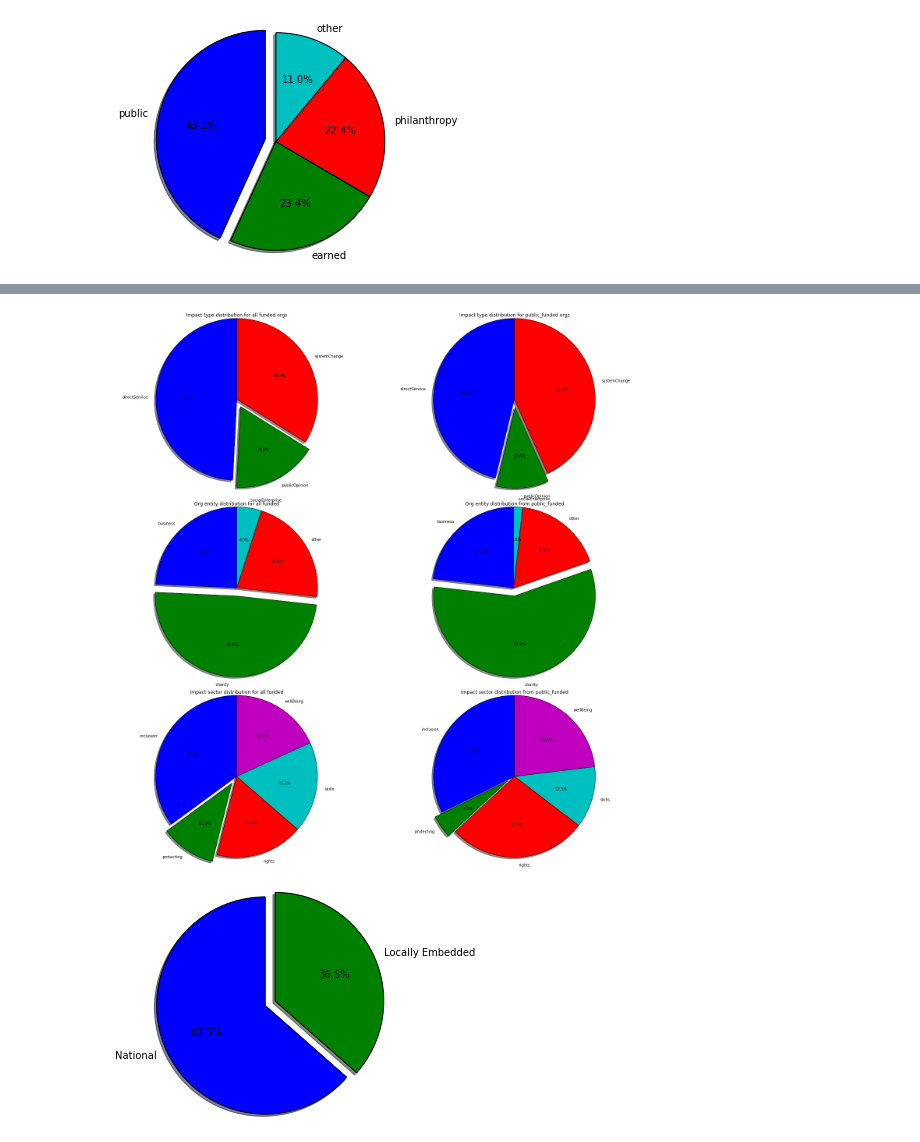
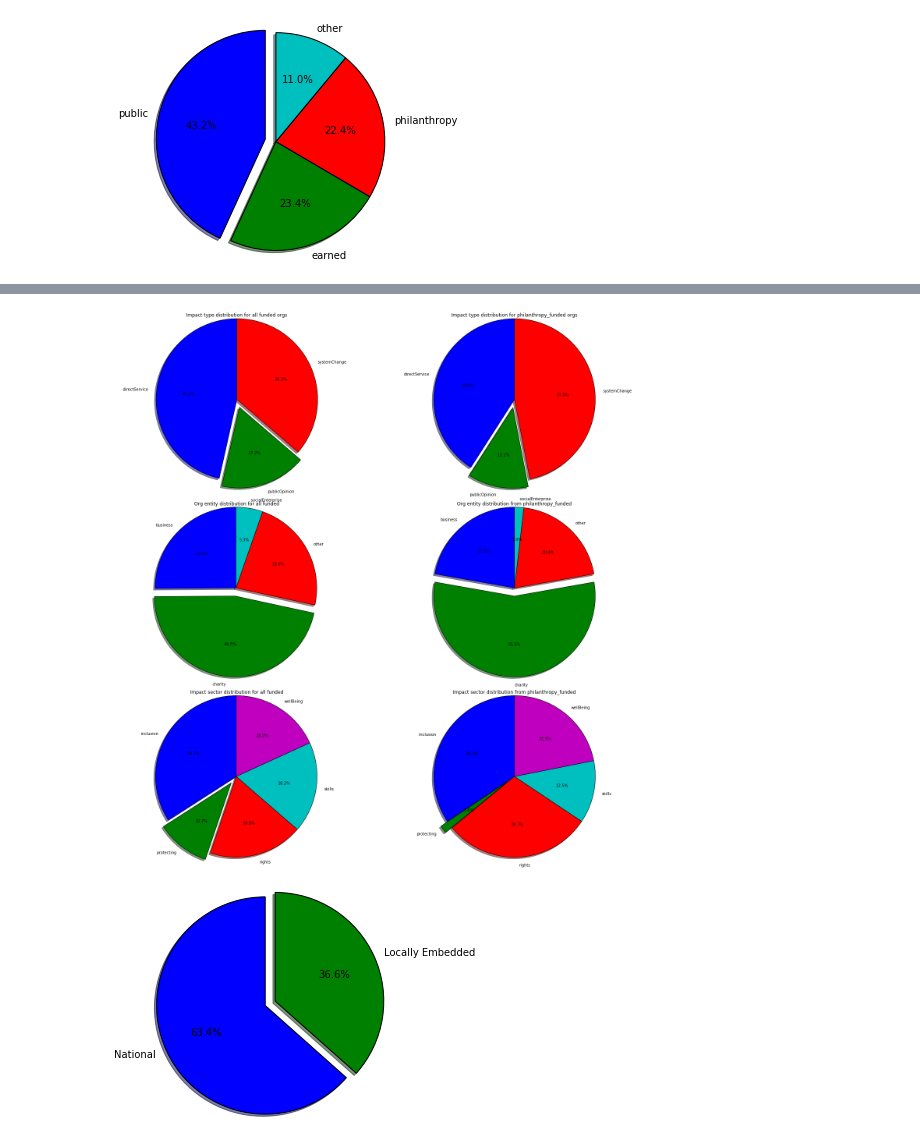
Before and after one commit to Zhenxingzhang/Ashoka_Data_Analysis, a Jupyter notebook: AshokaData.ipynb, the cells around one changed output, grey strips where cells are left out. Saved outputs shown, nothing was run; the diff lists cells and outputs as text; code cells hidden in the pictures.

```diff
--- a/AshokaData.ipynb
+++ b/AshokaData.ipynb
@@ -241,6 +241,6 @@ pie_chart_for_impact(merged_orgs_df, public_funded_org, "public_funded")
 # %%
-public_funded_org = merged_orgs_df.loc[merged_orgs_df['fundingSourcesMain'] == 'philanthropy']
-pie_chart_for_impact(merged_orgs_df, public_funded_org, "public_funded")
+philanthropy_funded_org = merged_orgs_df.loc[merged_orgs_df['fundingSourcesMain'] == 'philanthropy']
+pie_chart_for_impact(merged_orgs_df, philanthropy_funded_org, "philanthropy_funded")
 # %% [output]
-[figure, old version]
+[figure, new version]
 # %%
```
Also changed, not shown: parts of 4 cells of this notebook.
